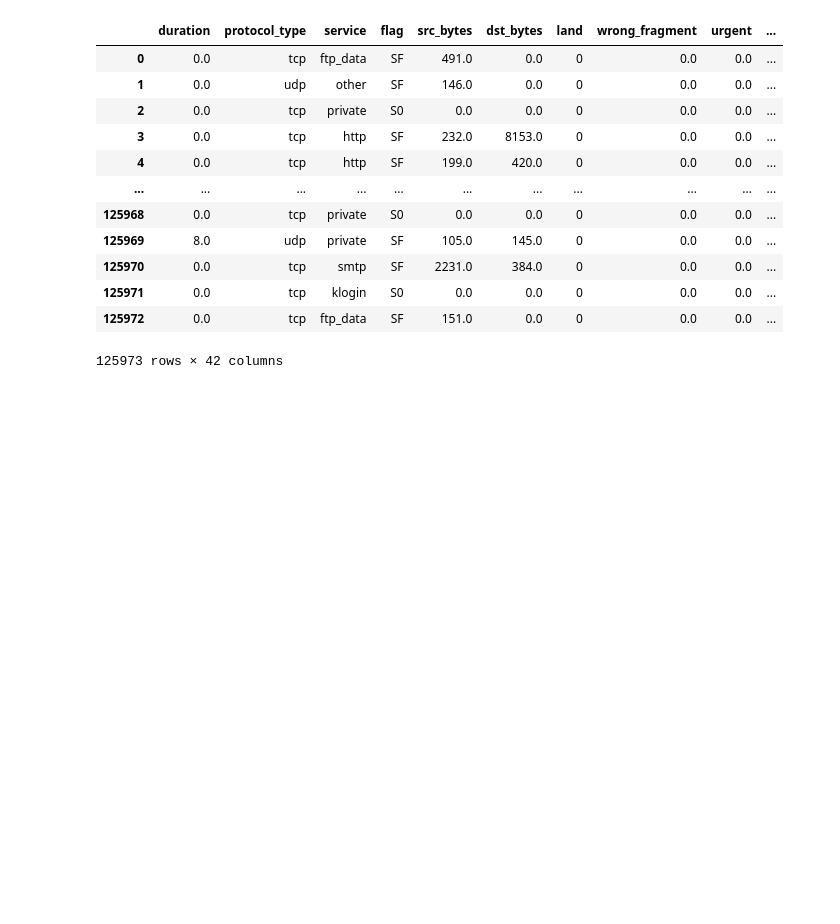
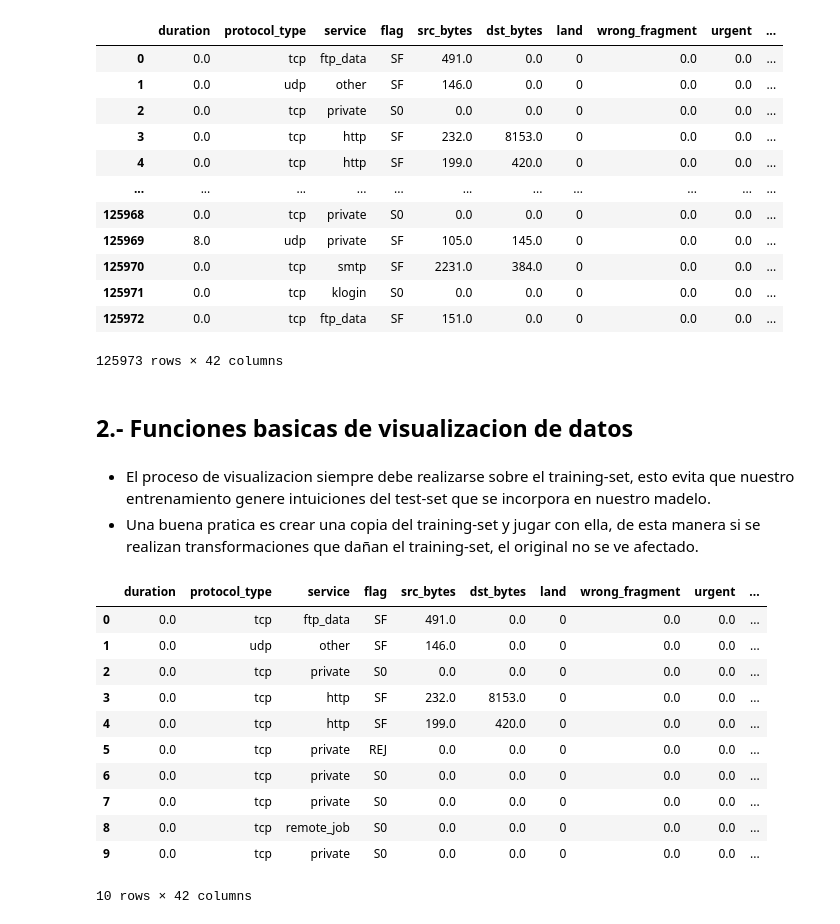
Before and after one commit to FRANCISCODANIEL03/Simulacion, a Jupyter notebook: 6.-Visualizacion_De_Datos.ipynb, the cells around one changed output. Drawn from its saved outputs; the diff is of its cells as text; code cells hidden in the pictures; blank space fills up the shorter version.

Commit message:
read and copy the DataSet

```diff
--- a/6.-Visualizacion_De_Datos.ipynb
+++ b/6.-Visualizacion_De_Datos.ipynb
@@ -165,3 +165,27 @@ load_kdd_dataset('datasets/datasets/NSL-KDD/KDDTrain+.arff')
 | 125971 | 0.0 | tcp | klogin | S0 | 0.0 | 0.0 | 0 | 0.0 | 0.0 | ... |
 | 125972 | 0.0 | tcp | ftp_data | SF | 151.0 | 0.0 | 0 | 0.0 | 0.0 | ... |
 125973 rows × 42 columns
+# %% [markdown]
+##  2.- Funciones basicas de visualizacion de datos
+# %% [markdown]
+* El proceso de visualizacion siempre debe realizarse sobre el training-set, esto evita que nuestro entrenamiento genere intuiciones del test-set que se incorpora en nuestro madelo.
+* Una buena pratica es crear una copia del training-set y jugar con ella, de esta manera si se realizan transformaciones que dañan el training-set, el original no se ve afectado.
+# %%
+# Lectura y copia del DataSet
+df_orig = load_kdd_dataset('datasets/datasets/NSL-KDD/KDDTrain+.arff')
+df = df_orig.copy()
+# %%
+df.head(10)
+# %% [output]
+|  | duration | protocol_type | service | flag | src_bytes | dst_bytes | land | wrong_fragment | urgent | ... |
+| 0 | 0.0 | tcp | ftp_data | SF | 491.0 | 0.0 | 0 | 0.0 | 0.0 | ... |
+| 1 | 0.0 | udp | other | SF | 146.0 | 0.0 | 0 | 0.0 | 0.0 | ... |
+| 2 | 0.0 | tcp | private | S0 | 0.0 | 0.0 | 0 | 0.0 | 0.0 | ... |
+| 3 | 0.0 | tcp | http | SF | 232.0 | 8153.0 | 0 | 0.0 | 0.0 | ... |
+| 4 | 0.0 | tcp | http | SF | 199.0 | 420.0 | 0 | 0.0 | 0.0 | ... |
+| 5 | 0.0 | tcp | private | REJ | 0.0 | 0.0 | 0 | 0.0 | 0.0 | ... |
+| 6 | 0.0 | tcp | private | S0 | 0.0 | 0.0 | 0 | 0.0 | 0.0 | ... |
+| 7 | 0.0 | tcp | private | S0 | 0.0 | 0.0 | 0 | 0.0 | 0.0 | ... |
+| 8 | 0.0 | tcp | remote_job | S0 | 0.0 | 0.0 | 0 | 0.0 | 0.0 | ... |
+| 9 | 0.0 | tcp | private | S0 | 0.0 | 0.0 | 0 | 0.0 | 0.0 | ... |
+10 rows × 42 columns
```
